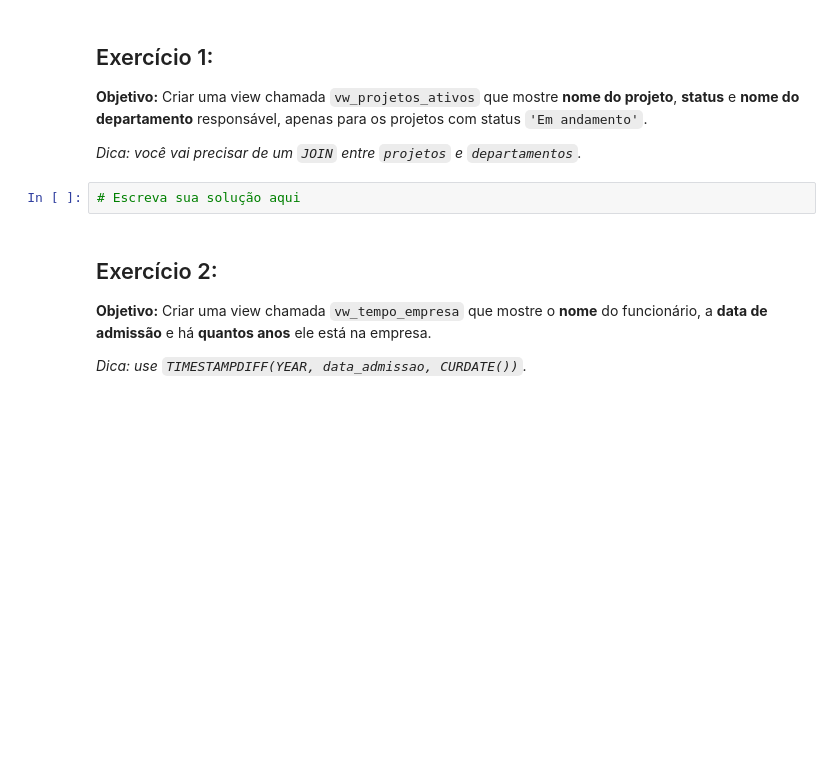
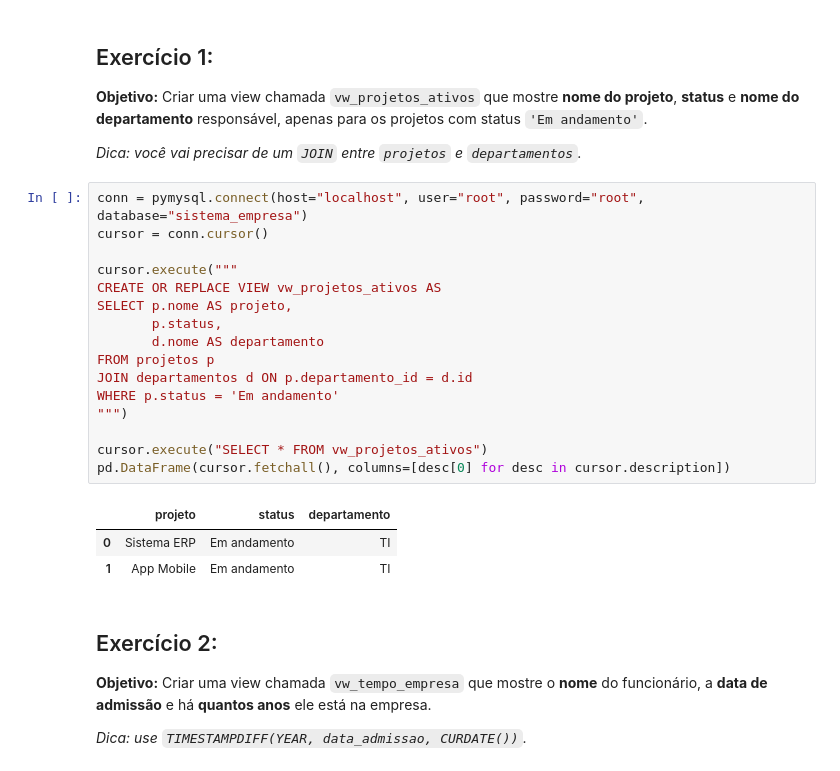
Before and after one commit to jpsantos8/LABD---Atividades, a Jupyter notebook: LABD_aulas/13_MySQL_Views.ipynb, the cells around one changed output. Saved outputs shown, nothing was run; the diff lists cells and outputs as text; blank space fills up the shorter version.

```diff
--- a/LABD_aulas/13_MySQL_Views.ipynb
+++ b/LABD_aulas/13_MySQL_Views.ipynb
@@ -1142,7 +1142,25 @@ Para os exercícios, reconecte como `root` (Passos 1 e 2) e use o banco `sistema
 
 *Dica: você vai precisar de um `JOIN` entre `projetos` e `departamentos`.*
 # %%
-# Escreva sua solução aqui
+conn = pymysql.connect(host="localhost", user="root", password="root", database="sistema_empresa")
+cursor = conn.cursor()
+
+cursor.execute("""
+CREATE OR REPLACE VIEW vw_projetos_ativos AS
+SELECT p.nome AS projeto,
+       p.status,
+       d.nome AS departamento
+FROM projetos p
+JOIN departamentos d ON p.departamento_id = d.id
+WHERE p.status = 'Em andamento'
+""")
+
+cursor.execute("SELECT * FROM vw_projetos_ativos")
+pd.DataFrame(cursor.fetchall(), columns=[desc[0] for desc in cursor.description])
+# %% [output]
+|  | projeto | status | departamento |
+| 0 | Sistema ERP | Em andamento | TI |
+| 1 | App Mobile | Em andamento | TI |
 # %% [markdown]
 ## Exercício 2:
 
```
Also changed, not shown: parts of 9 cells of this notebook, 1 other file.
